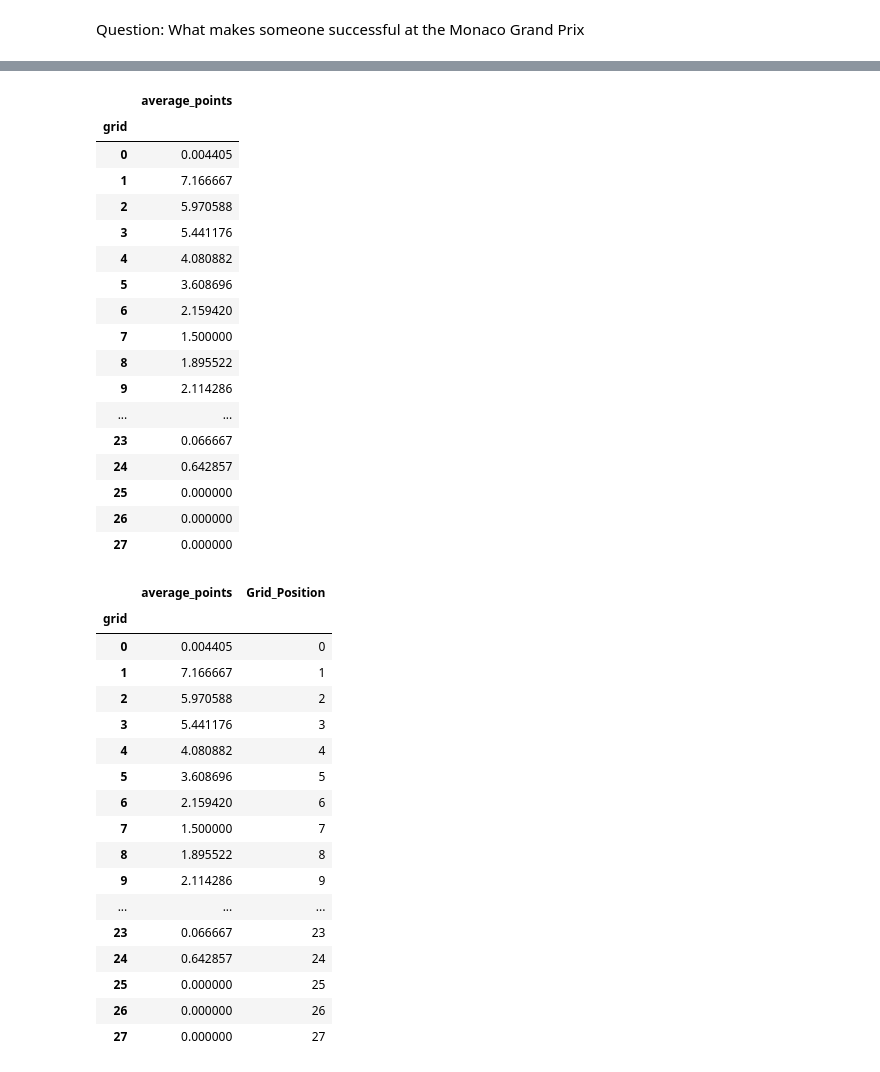
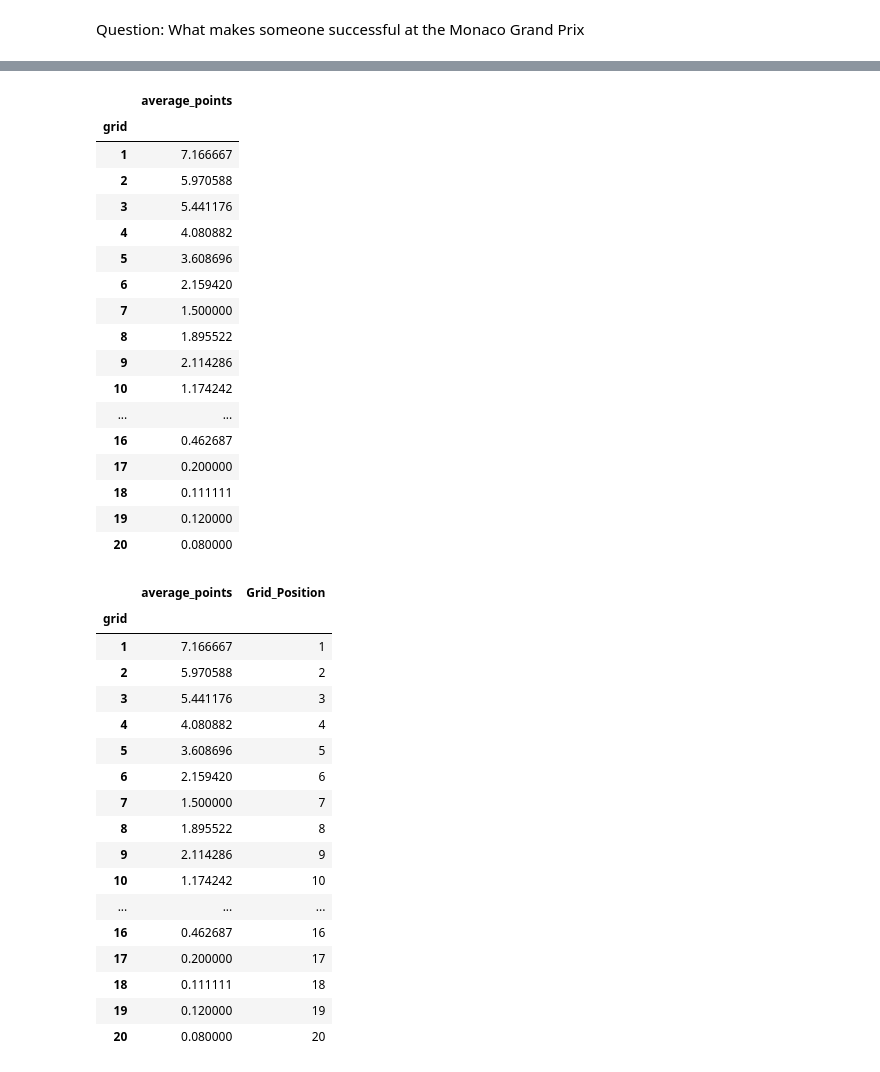
Before and after one commit to MannyBett/EmoryQTM151, a Jupyter notebook: Lecture 22/final_project/Final Project Notebook.ipynb, the cells around one changed output, grey strips where cells are left out. Saved outputs shown, nothing was run; the diff lists cells and outputs as text; code cells hidden in the pictures.

```diff
--- a/Lecture 22/final_project/Final Project Notebook.ipynb
+++ b/Lecture 22/final_project/Final Project Notebook.ipynb
@@ -42,8 +42,14 @@ FinalMerge.describe()
 | 50% | 12920.500000 | 514.000000 | 163.000000 | 25.000000 | 11.000000 | 12.000000 | 0.000000 | 52.000000 | 11.000000 | ... |
 | 75% | 19380.250000 | 784.000000 | 360.000000 | 58.000000 | 17.000000 | 18.000000 | 2.000000 | 66.000000 | 14.000000 | ... |
 | max | 25845.000000 | 1096.000000 | 856.000000 | 214.000000 | 34.000000 | 39.000000 | 50.000000 | 200.000000 | 141.000000 | ... |
-# %%
-FinalMerge=FinalMerge.sort_values(by=["surname","year"],ascending=True)
+# %%
+#To have the older years compatible to the present remove the grid
+#positions greater than 20 since now there are only 20 grid position
+FinalMerge=FinalMerge.sort_values(by=["surname","year"],
+                                  ascending=True)
+
+
+FinalMerge=FinalMerge.query("grid > 0 & grid <=20")
 # %%
 MonacoMerged=FinalMerge.query("name == 'Monaco Grand Prix'")
 # %%
@@ -104,34 +113,39 @@ display(Monaco_agg2)
 # %%
 MonacoTest = (MonacoMerged
                        .groupby(["grid"])
                        .agg(average_points = ('points','mean')))
 
 display(MonacoTest)
-numberlist=[0,1,2,3,4,5,6,7,8,9,10,11,12,13,14,15,16,17,18,19,20,21,22,23,24,25,26,27]
+numberlist=[1,2,3,4,5,6,7,8,9,10,11,12,13,14,15,16,17,18,19,20]
 MonacoTest["Grid_Position"]=numberlist
 display(MonacoTest)
+
+mat.bar(x="Grid_Position",height="average_points",data=MonacoTest)
+mat.xlabel("Grid Position")
+mat.ylabel("Average Amount of Points")
+mat.title("Average Amount of Points Per Grid Position")
+mat.xticks(numberlist)
 # %% [output]
 |  | average_points |
 | grid |  |
-| 0 | 0.004405 |
 | 1 | 7.166667 |
 | 2 | 5.970588 |
 | 3 | 5.441176 |
 | 4 | 4.080882 |
 | 5 | 3.608696 |
 | 6 | 2.159420 |
 | 7 | 1.500000 |
 | 8 | 1.895522 |
 | 9 | 2.114286 |
+| 10 | 1.174242 |
 | ... | ... |
-| 23 | 0.066667 |
-| 24 | 0.642857 |
-| 25 | 0.000000 |
-| 26 | 0.000000 |
-| 27 | 0.000000 |
+| 16 | 0.462687 |
+| 17 | 0.200000 |
+| 18 | 0.111111 |
+| 19 | 0.120000 |
+| 20 | 0.080000 |
 |  | average_points | Grid_Position |
 | grid |  |  |
-| 0 | 0.004405 | 0 |
 | 1 | 7.166667 | 1 |
 | 2 | 5.970588 | 2 |
 | 3 | 5.441176 | 3 |
@@ -141,9 +155,10 @@ display(MonacoTest)
 | 7 | 1.500000 | 7 |
 | 8 | 1.895522 | 8 |
 | 9 | 2.114286 | 9 |
+| 10 | 1.174242 | 10 |
 | ... | ... | ... |
-| 23 | 0.066667 | 23 |
-| 24 | 0.642857 | 24 |
-| 25 | 0.000000 | 25 |
-| 26 | 0.000000 | 26 |
-| 27 | 0.000000 | 27 |
+| 16 | 0.462687 | 16 |
+| 17 | 0.200000 | 17 |
+| 18 | 0.111111 | 18 |
+| 19 | 0.120000 | 19 |
+| 20 | 0.080000 | 20 |
```
Also changed, not shown: parts of 10 cells of this notebook, 2 other files.
